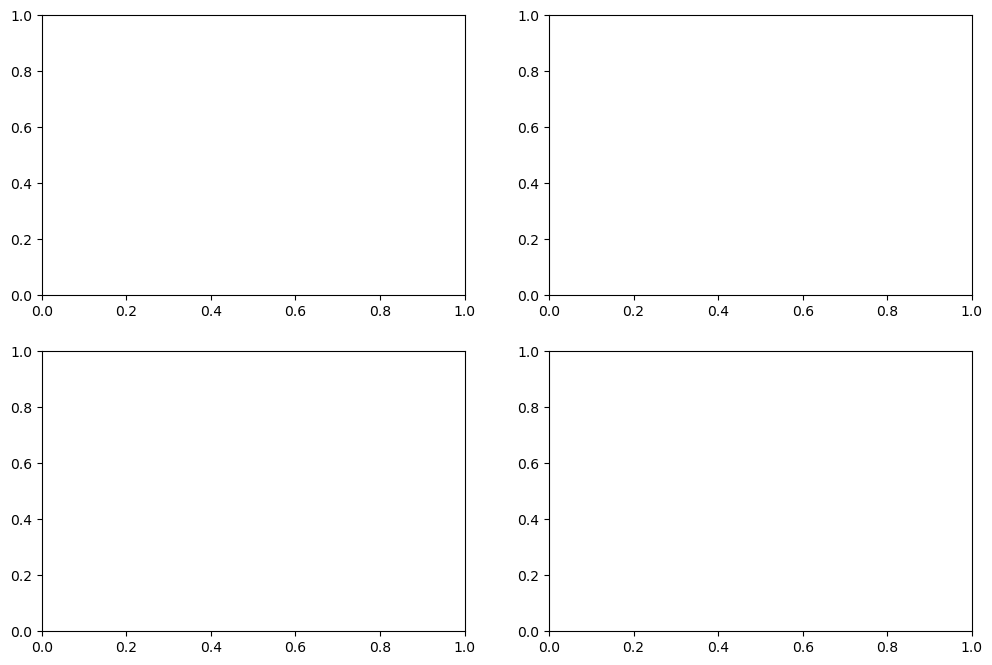
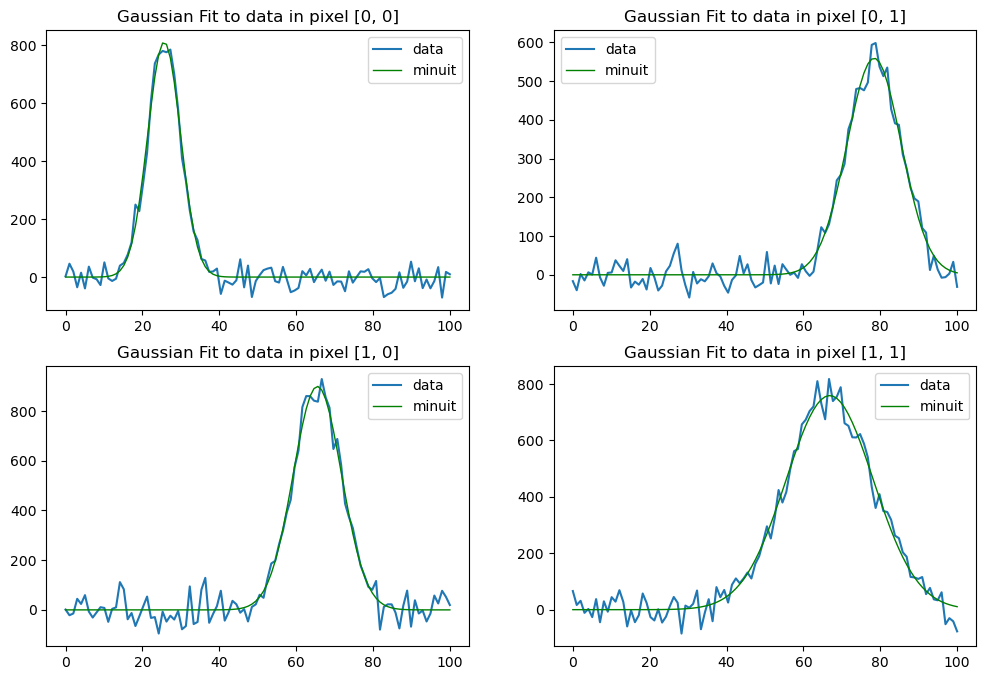
Code edit (unified diff) that turned the first committed figure into the second:
--- before
+++ after
@@ -4,6 +4,6 @@
 for row in range(2):
     for col in range(2):
-        ax[row, col].plot(x2, y2, label="data")
-        ax[row, col].plot(x2, model_g(x2, res_r_munuit_obj['par'][row, col,:]), linewidth=1, color="green", label="minuit")
+        ax[row, col].plot(x2, y2[row, col,:], label="data")
+        ax[row, col].plot(x2, model_g(x2, result['par'][row, col,:]), linewidth=1, color="green", label="minuit")
         ax[row, col].set_title(f"Gaussian Fit to data in pixel [{row}, {col}]")
         ax[row, col].legend()

Commit: feat: add Pol1 and Pol2 models with analytic gradients